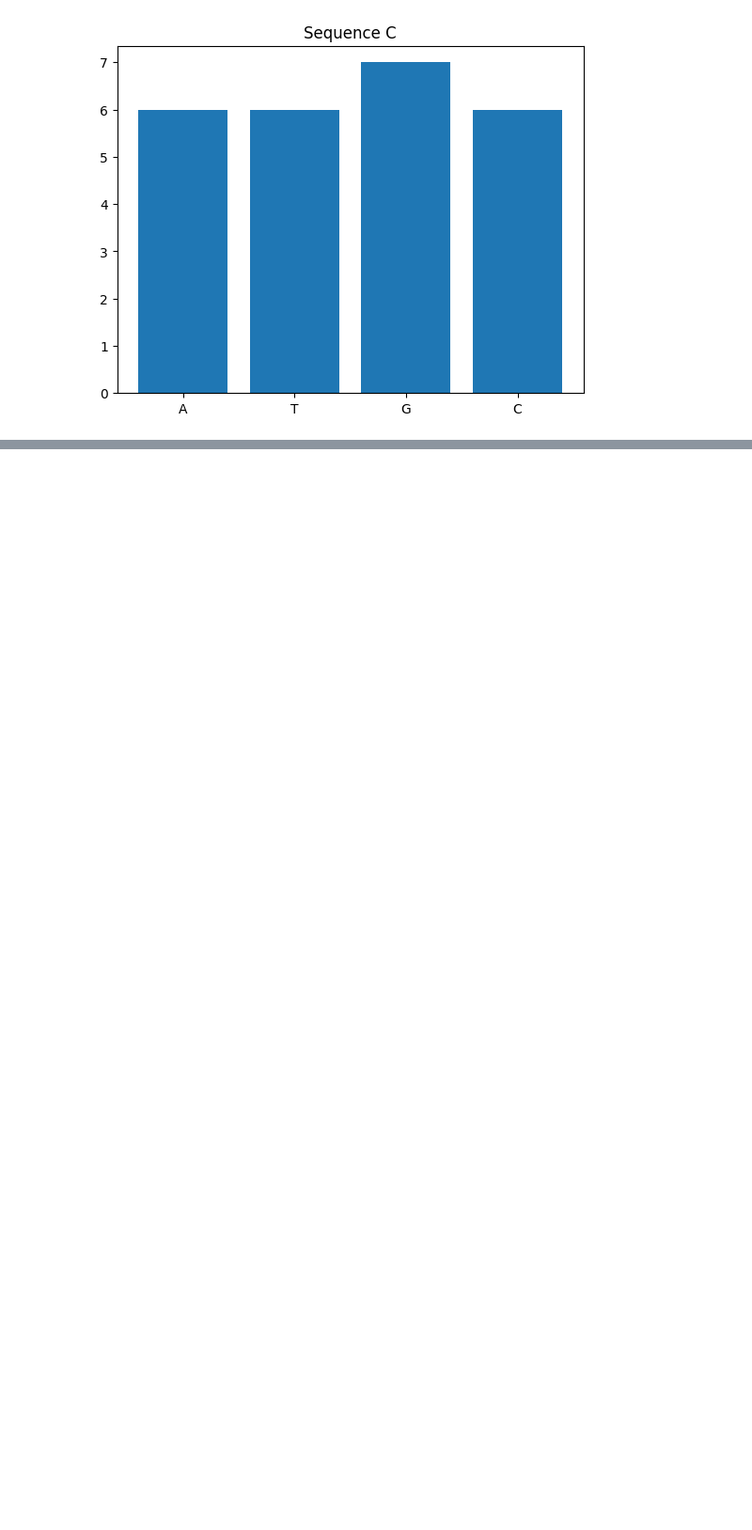
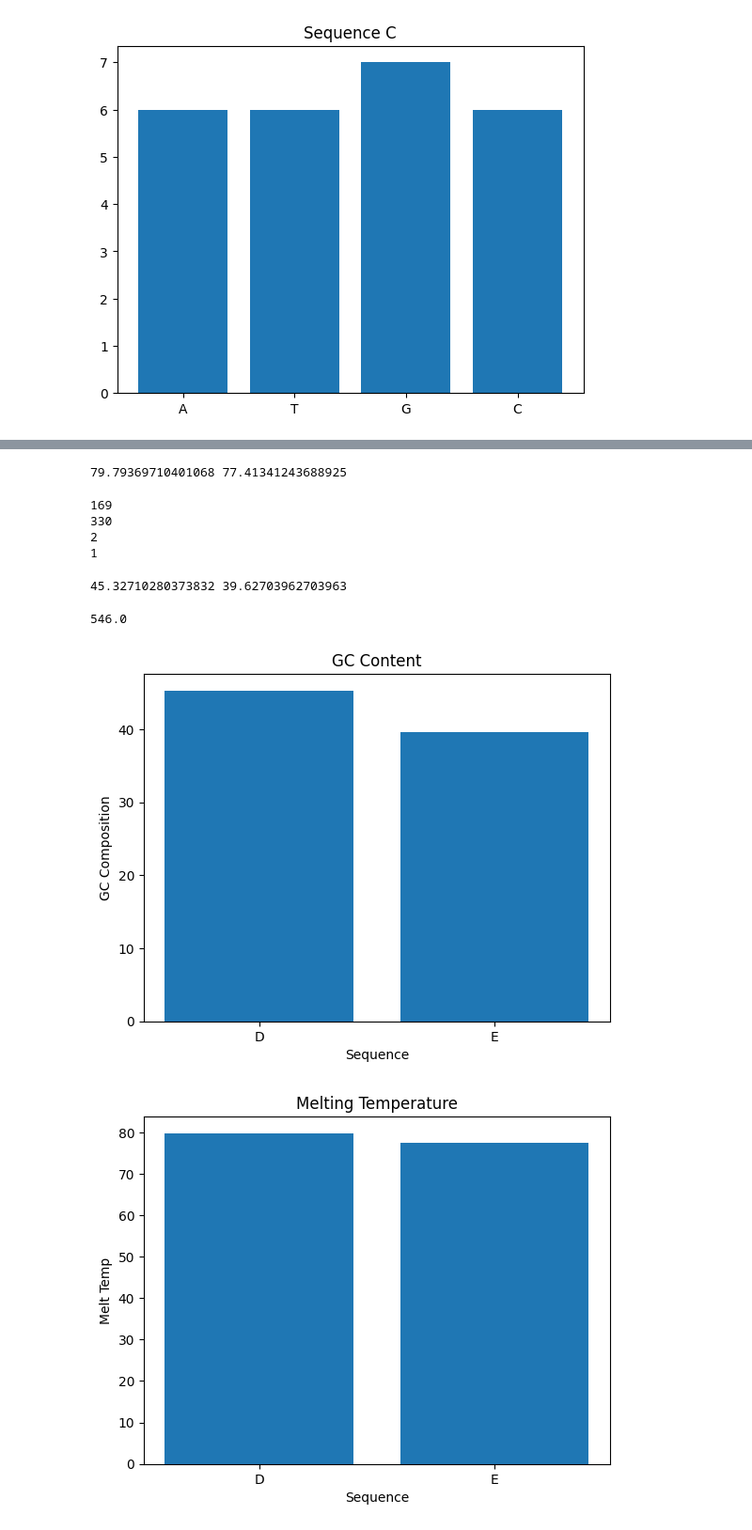
Before and after one commit to rafisnaen/Computational_Biology, a Jupyter notebook: All_In_One.ipynb, the cells around one changed output, grey strips where cells are left out. Shown at 94% size. Drawn from its saved outputs; the diff is of its cells as text; code cells hidden in the pictures; blank space fills up the shorter version.

```diff
--- a/All_In_One.ipynb
+++ b/All_In_One.ipynb
@@ -88,0 +250,9 @@ plt.show()
+# %%
+from Bio import SeqIO
+extracted = SeqIO.read("./session_5/sequence.fasta", "fasta")
+print(extracted.seq)
+
+Seq_X = extracted.seq
+length = round(len(Seq_X) / 2)
+Seq_D = Seq_X[:length]
+Seq_E = Seq_X[length:]
@@ -88,0 +261,47 @@ plt.show()
+# %%
+MeltPoint_D = MeltingTemp.Tm_NN(Seq_D)
+MeltPoint_E = MeltingTemp.Tm_NN(Seq_E)
+print(MeltPoint_D, MeltPoint_E)
+# %% [output]
+79.79369710401068 77.41341243688925
+# %%
+print(str(Seq_D).find("GCAT"))
+print(str(Seq_E).find("GCAT"))
+
+print(Seq_D.count("GCAT"))
+print(Seq_E.count("GCAT"))
+# %% [output]
+169
+330
+2
+1
+# %%
+GC_D = GC(Seq_D)
+GC_E = GC(Seq_E)
+print(GC_D, GC_E)
+# %% [output]
+45.32710280373832 39.62703962703963
+# %%
+global_score = pairwise2.align.globalmx(Seq_D, Seq_E, 2, -1, one_alignment_only = True, score_only = True)
+print(global_score)
+
+# for i in global_score:
+#     print(i)
+#     print(format_alignment(*i))
+# %% [output]
+546.0
+# %%
+plt.bar(["D", "E"], [GC_D, GC_E])
+plt.xlabel("Sequence")
+plt.ylabel("GC Composition")
+plt.title("GC Content")
+plt.show()
+
+plt.bar(["D", "E"], [MeltPoint_D, MeltPoint_E])
+plt.title("Melting Temperature")
+plt.xlabel("Sequence")
+plt.ylabel("Melt Temp")
+plt.show()
+# %% [output]
+[figure, added]
+[figure, added]
```
Also changed, not shown: parts of 17 cells of this notebook, 1 other file.
